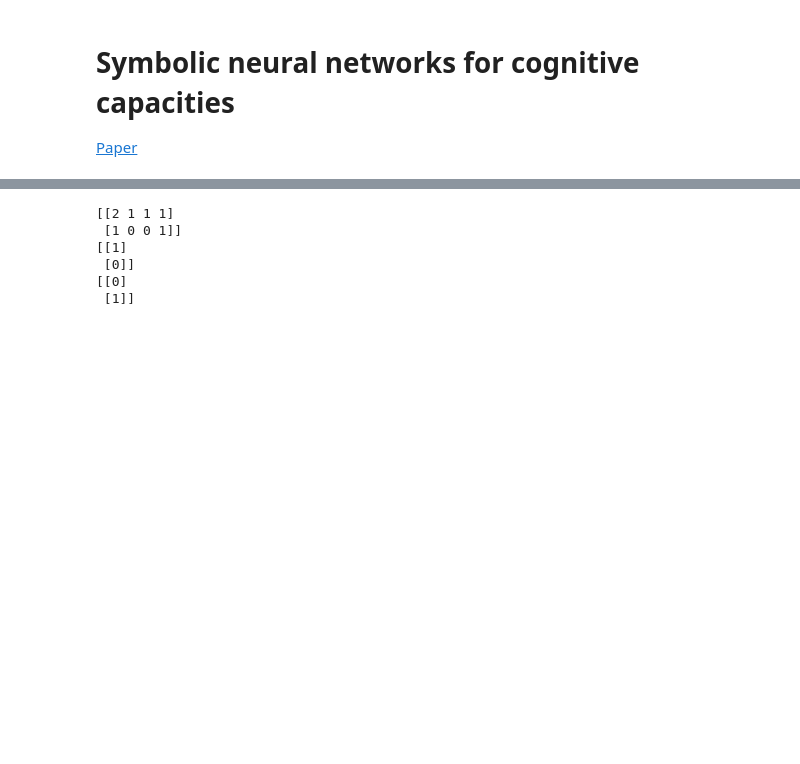
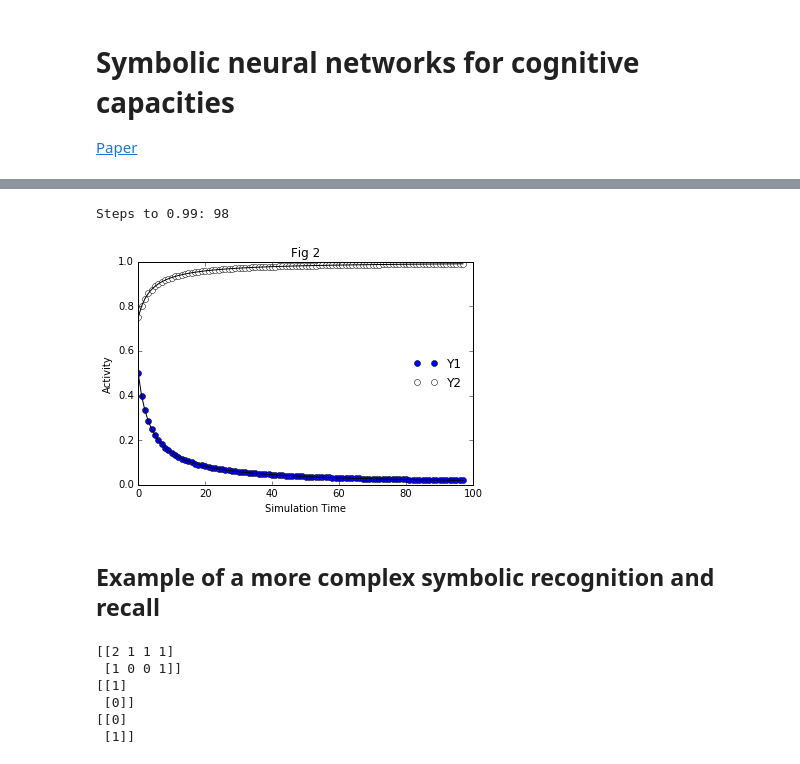
Before and after one commit to jg1141/achler_paper, a Jupyter notebook: Achler Paper in Python.ipynb, the cells around one changed output, grey strips where cells are left out. Saved outputs shown, nothing was run; the diff lists cells and outputs as text; code cells hidden in the pictures; blank space fills up the shorter version.

```diff
--- a/Achler Paper in Python.ipynb
+++ b/Achler Paper in Python.ipynb
@@ -4 +113,28 @@
+# %%
+y1 = 0.1
+y2 = 0.1
+t = 0
+obs = []
+max_y = 0
+while max_y < 0.99:
+    y1, y2 = cycle(y1, y2)
+    obs.append( (t, y1, y2) )
+    t += 1
+    max_y = max(y1, y2)
+print("Steps to 0.99:", len(obs))
+t = [item[0] for item in obs]
+Y1 = [item[1] for item in obs]
+Y2 = [item[2] for item in obs]
+line1, line1b, = plt.plot(t, Y1, 'o', t, Y1, 'k', label = 'Y1')
+line2, line2b, = plt.plot(t, Y2, 'o', t, Y2, 'k', markerfacecolor='white', label = 'Y2')
+plt.title('Fig 2')
+plt.xlabel('Simulation Time')
+plt.ylabel('Activity')
+plt.legend([line1, line2], ['Y1', 'Y2'], loc=5, frameon=False)
+plt.show()
+# %% [output]
+Steps to 0.99: 98
+[figure, added]
+# %% [markdown]
+## Example of a more complex symbolic recognition and recall
 # %%
```
Also changed, not shown: parts of 26 cells of this notebook.
